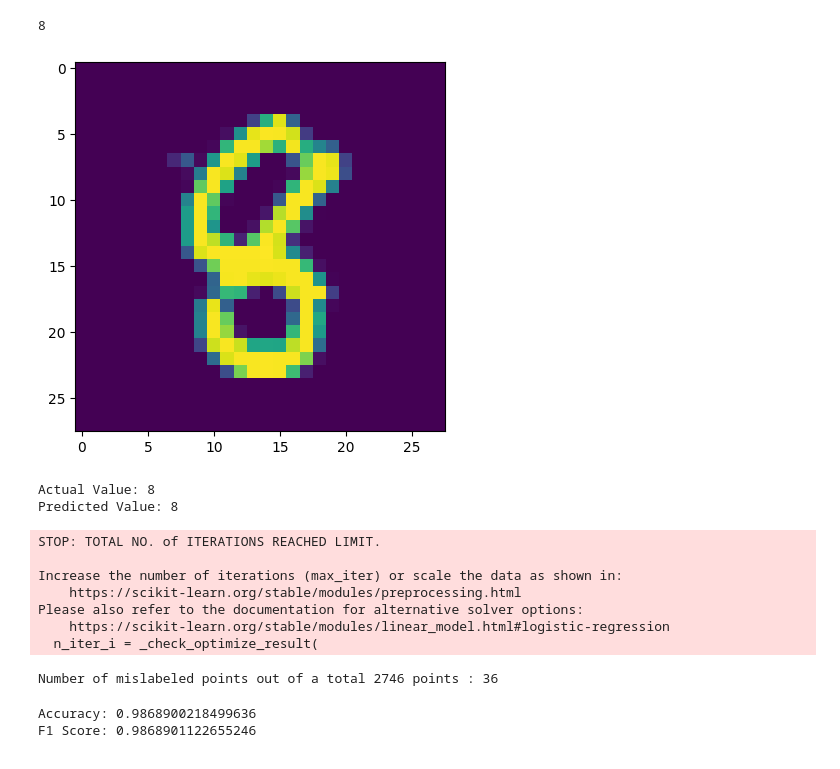
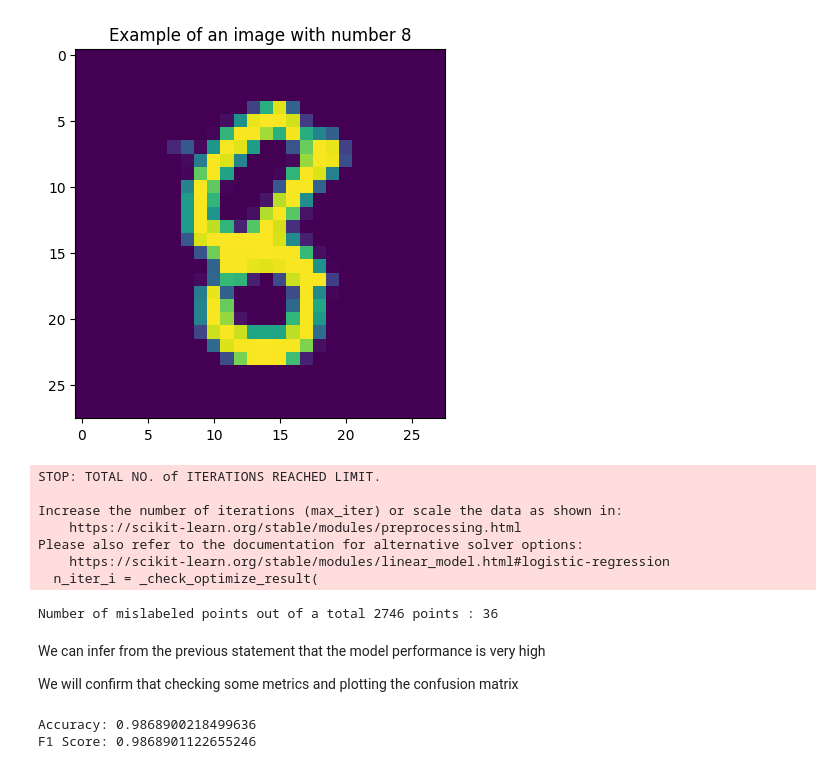
Before and after one commit to vanesalo10/unsupervised-learning-lab, a Jupyter notebook: Assignment_05.ipynb, the cells around one changed output. Cells and saved outputs as stored; diff of their text form; code cells hidden in the pictures.

```diff
--- a/Assignment_05.ipynb
+++ b/Assignment_05.ipynb
@@ -26,10 +32,10 @@ y.reset_index(inplace=True, drop=True)
 X_train, X_test, y_train, y_test = train_test_split(X, y, test_size=0.2, random_state=42)
 # %%
 plt.imshow(np.array(X_train.iloc[20]).reshape(28,28))
-print(y_train.iloc[20])
+plt.title(f'Example of an image with number {y_train.iloc[20]}')
+plt.show()
 # %% [output]
-8
-[figure, old version]
+[figure, new version]
 # %%
 model = LogisticRegression()
 
@@ -38,21 +44,20 @@ model.fit(X_train, y_train)
 
 # Predict Output
 y_pred = model.predict(X_test)
-
-print("Actual Value:", y_test.iloc[6])
-print("Predicted Value:", y_pred[6])
 # %% [output]
-Actual Value: 8
-Predicted Value: 8
+STOP: TOTAL NO. of ITERATIONS REACHED LIMIT.
+
+Increase the number of iterations (max_iter) or scale the data as shown in:
+    https://scikit-learn.org/stable/modules/preprocessing.html
+Please also refer to the documentation for alternative solver options:
+    https://scikit-learn.org/stable/modules/linear_model.html#logistic-regression
+  n_iter_i = _check_optimize_result(
-STOP: TOTAL NO. of ITERATIONS REACHED LIMIT.
-
-Increase the number of iterations (max_iter) or scale the data as shown in:
-    https://scikit-learn.org/stable/modules/preprocessing.html
-Please also refer to the documentation for alternative solver options:
-    https://scikit-learn.org/stable/modules/linear_model.html#logistic-regression
-  n_iter_i = _check_optimize_result(
 # %%
 print("Number of mislabeled points out of a total %d points : %d" % (X_test.shape[0], (y_test != y_pred).sum()))
 # %% [output]
 Number of mislabeled points out of a total 2746 points : 36
+# %% [markdown]
+We can infer from the previous statement that the model performance is very high
+
+We will confirm that checking some metrics and plotting the confusion matrix
 # %%
```
Also changed, not shown: parts of 3 cells of this notebook, 5 other files.
